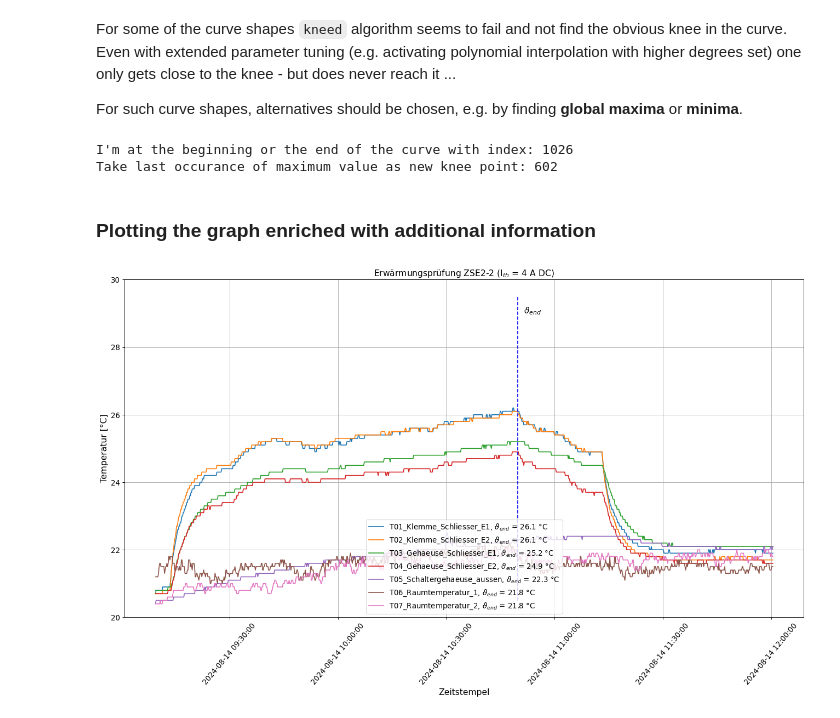
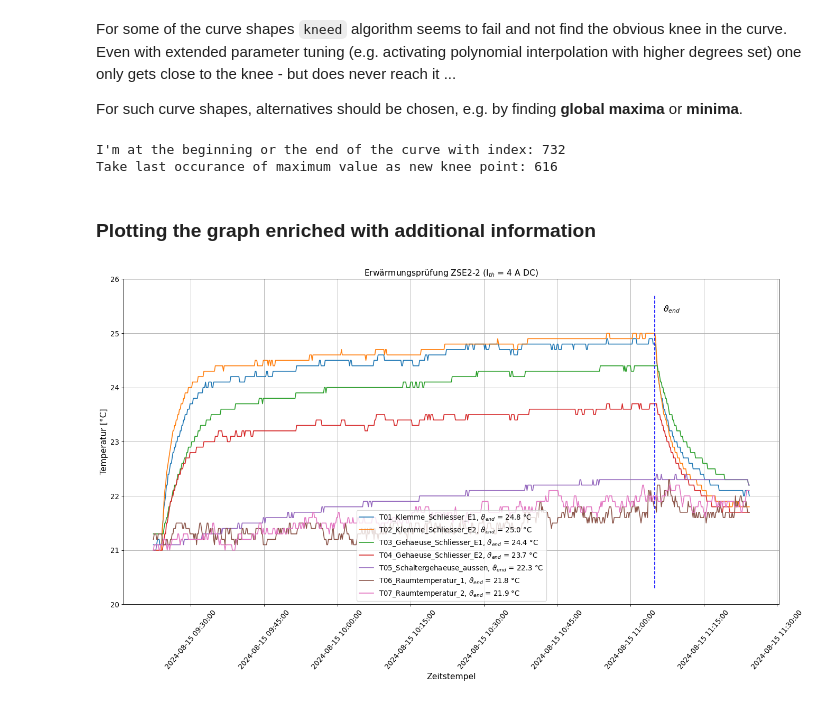
Before and after one commit to urmel79/Jupyter_PyVisa_Lab, a Jupyter notebook: Yokogawa_GP10_notebook.ipynb, the cells around one changed output. Drawn from its saved outputs; the diff is of its cells as text; code cells hidden in the pictures.

```diff
--- a/Yokogawa_GP10_notebook.ipynb
+++ b/Yokogawa_GP10_notebook.ipynb
@@ -638,7 +638,8 @@ df_file_list_new
 # str_file_idx = "000151" # 4 A ZSA2B2
 # str_file_idx = "000152" # 10 A ZSA2B2
 # str_file_idx = "000153" # 4 A ZSA2B2
-str_file_idx = "000170" # 4 A ZSE2-2
+# str_file_idx = "000170" # 4 A ZSE2-2
+str_file_idx = "000173" # 4 A ZSE2-2
 
 # possibly there are several hits for the search pattern,
 # therefore first save them in a list
@@ -953,10 +955,10 @@ Version of package 'kneed': 0.7.0
 # %%
 # S ... selected knee point is tunable by setting the sensitivity parameter S
 str_column = 'T02_Klemme_Schliesser_E2'
-#kneedle = kneed.KneeLocator(x=df_clean[600:].index, y=df_clean[600:][str_column], S=10.0, curve="concave",
-#                            direction="decreasing", interp_method="polynomial", polynomial_degree=25, online=True)
-kneedle = kneed.KneeLocator(x=df_clean.index, y=df_clean[str_column], S=17.0, curve="concave",
-                            direction="decreasing", interp_method="interp1d", online=False)
+kneedle = kneed.KneeLocator(x=df_clean[600:].index, y=df_clean[600:][str_column], S=17.0, curve="concave",
+                            direction="decreasing", interp_method="polynomial", polynomial_degree=2, online=True)
+#kneedle = kneed.KneeLocator(x=df_clean.index, y=df_clean[str_column], S=3.0, curve="concave",
+#                            direction="decreasing", interp_method="interp1d", online=False)
 
 int_knee_point_theta_end = kneedle.elbow
 int_knee_point_theta_end
@@ -990,8 +992,8 @@ if ( (int_knee_point_theta_end <= df_clean.index[0] + int_tolerance_window) or
 else:
     print("Everything's fine - I do nothing ...")
 # %% [output]
-I'm at the beginning or the end of the curve with index: 1026
-Take last occurance of maximum value as new knee point: 602
+I'm at the beginning or the end of the curve with index: 732
+Take last occurance of maximum value as new knee point: 616
 # %% [markdown]
 ### Plotting the graph enriched with additional information
 # %%
@@ -1020,7 +1022,7 @@ plt.ylabel('Temperatur [°C]')
 
 if (str_measurement_current == '4 A DC'):
     # plt.ylim(20, 40)
-    plt.ylim(20, 30)
+    plt.ylim(20, 26)
 elif (str_measurement_current == '6 A DC'):
     plt.ylim(20, 55)
 elif (str_measurement_current == '10 A DC'):
@@ -1031,31 +1033,31 @@ plt.grid(True)
 plt.setp(plt.gca().xaxis.get_majorticklabels(), 'rotation', 50)
 
 # define location of legend
 # supported values for 'loc':
 #   'best', 'upper right', 'upper left', 'lower left', 'lower right',
 #   'right', 'center left', 'center right', 'lower center', 'upper center', 'center'
 plt.legend(loc="lower center")
 
 # the x coords of this transformation are data, and the
 # y coords are axes
 ax = plt.gca()
 trans = ax.get_xaxis_transform()
 
 # draw a vertical cursor on the position of the knee (point of maximum curvature)
 # it marks the end of the heating phase
 plt.axvline(x = df_clean.iloc[int_knee_point_theta_end]['Datetime'], ymin = 0.05,
             ymax = 0.95, color = 'b', label = 'axvline - full height', linestyle='--')
 plt.text(df_clean.iloc[int_knee_point_theta_end+10]['Datetime'], 0.9, r'$\vartheta_{end}$', transform=trans)
 
 # save plot as PNG and PDF figure
 # in order to obtain the same figure as shown in the notebook, the option 'bbox_inches = "tight"'
 # has to be used - it basically extends or shrinks the bounding box such that all objects in the canvas are displayed
 # found here: https://stackoverflow.com/a/45239920
 str_image_file_path_png = './data_files/' + str_file_name_local.replace('.GTD', '.png')
 str_image_file_path_pdf = './data_files/' + str_file_name_local.replace('.GTD', '.pdf')
 plt.savefig(str_image_file_path_png, bbox_inches = 'tight')
 plt.savefig(str_image_file_path_pdf, dpi=150, bbox_inches = 'tight')
 
 plt.show()
 # %% [output]
-[figure, old version]
+[figure, new version]
```
Also changed, not shown: parts of 21 cells of this notebook, 3 other files.
